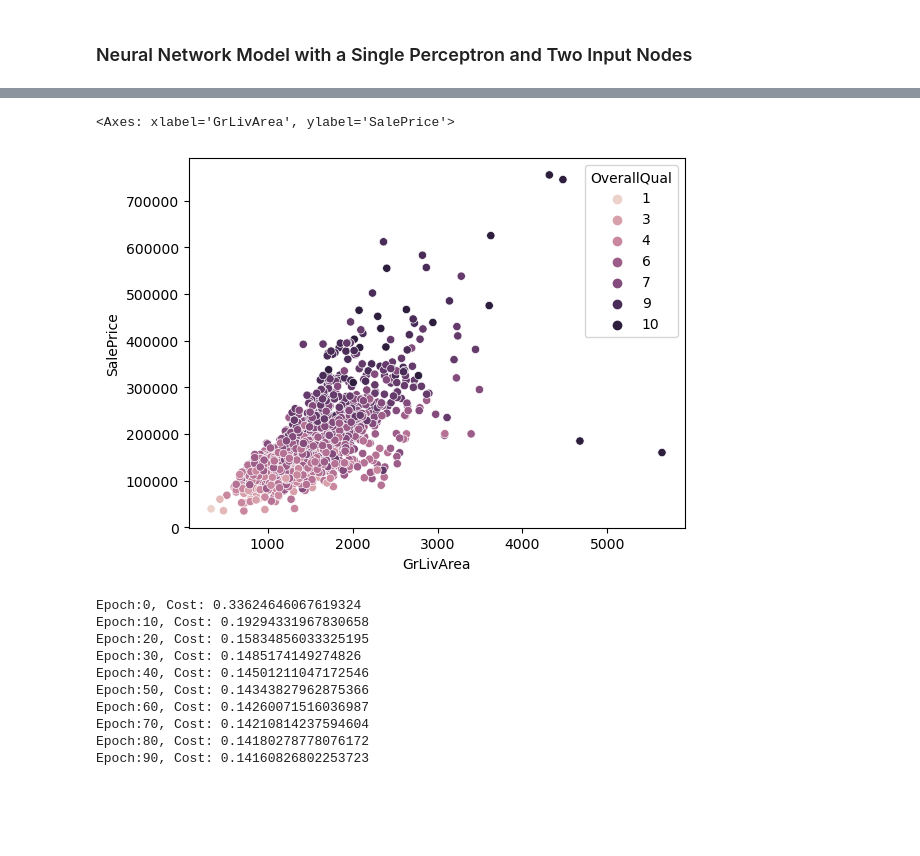
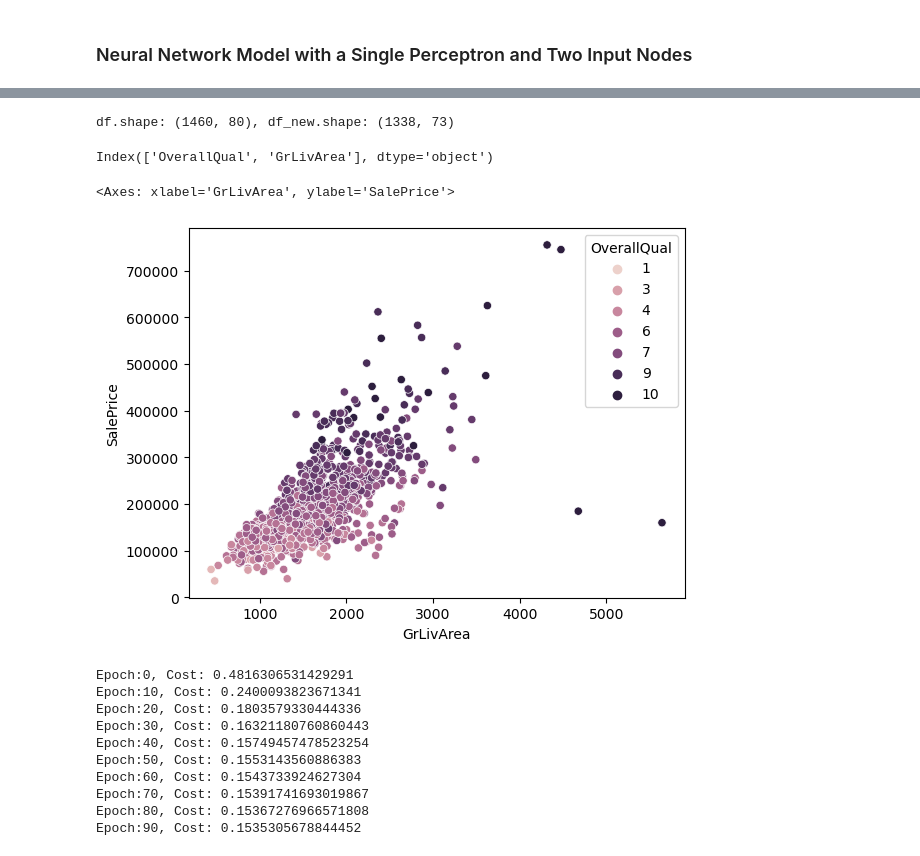
Before and after one commit to VahidTheOnly/NeuralNet-Regression-Classification, a Jupyter notebook: linear_regression_single_perceptron.ipynb, the cells around one changed output, grey strips where cells are left out. Cells and saved outputs as stored; diff of their text form; code cells hidden in the pictures; blank space fills up the shorter version.

Commit message:
predict_SalePrice_n_features

```diff
--- a/linear_regression_single_perceptron.ipynb
+++ b/linear_regression_single_perceptron.ipynb
@@ -143,0 +111,4 @@ df[['OverallQual', 'GrLivArea']] # these two columns has highest correlation wit
+# %%
+for column in df.columns:
+    if np.sum(df[column].isna())/1460 > 0:
+        print(f'{np.sum(df[column].isna())/1460 *100 :0.2f}% of "{column}" is null.')
@@ -144,9 +135,27 @@ df[['OverallQual', 'GrLivArea']] # these two columns has highest correlation wit
+# %%
+cols = []
+for column in df.columns:
+    if np.sum(df[column].isna())/1460 *100 > 6:
+        cols.append(column)
+
+df_new = df.drop(columns=cols)
+df_new = df_new.dropna()
+print(f'df.shape: {df.shape}, df_new.shape: {df_new.shape}')
+# %% [output]
+df.shape: (1460, 80), df_new.shape: (1338, 73)
+# %%
+n_features = 2
+df_new = pd.get_dummies(df_new, drop_first=True)
+columns = df_new.corrwith(df_new['SalePrice']).abs().nlargest(n_features+1).keys()[1:]
+columns
+# %% [output]
+Index(['OverallQual', 'GrLivArea'], dtype='object')
 # %%
-X = df[['OverallQual', 'GrLivArea']]
-y = df['SalePrice']
+X = df_new[columns]
+y = df_new['SalePrice']
 # %%
-sns.scatterplot(data=X, x='GrLivArea', y=y, hue='OverallQual')
+sns.scatterplot(data=df, x='GrLivArea', y=y, hue='OverallQual')
 # %% [output]
 <Axes: xlabel='GrLivArea', ylabel='SalePrice'>
-[figure, old version]
+[figure, new version]
 # %%
@@ -160,21 +169,21 @@ y_test = np.reshape(y_test, (1, -1))
 # %%
 LEARNING_RATE = 0.05
 EPOCHS = 100
-n_x = X_train_norm.shape[0]     # number of inputs
-n_y = 1                         # number of outputs
+n_x = n_features     # number of inputs
+n_y = 1              # number of outputs
 
-W, b = nn_model(X_train_norm, y_train_norm, n_x, n_y, EPOCHS, LEARNING_RATE)
+W, b = nn_model(X_train_norm, y_train_norm, n_x, n_y, EPOCHS, LEARNING_RATE, print_cost=True)
 # %% [output]
-Epoch:0, Cost: 0.33624646067619324
-Epoch:10, Cost: 0.19294331967830658
-Epoch:20, Cost: 0.15834856033325195
-Epoch:30, Cost: 0.1485174149274826
-Epoch:40, Cost: 0.14501211047172546
-Epoch:50, Cost: 0.14343827962875366
-Epoch:60, Cost: 0.14260071516036987
-Epoch:70, Cost: 0.14210814237594604
-Epoch:80, Cost: 0.14180278778076172
-Epoch:90, Cost: 0.14160826802253723
+Epoch:0, Cost: 0.4816306531429291
+Epoch:10, Cost: 0.2400093823671341
+Epoch:20, Cost: 0.1803579330444336
+Epoch:30, Cost: 0.16321180760860443
+Epoch:40, Cost: 0.15749457478523254
+Epoch:50, Cost: 0.1553143560886383
+Epoch:60, Cost: 0.1543733924627304
+Epoch:70, Cost: 0.15391741693019867
+Epoch:80, Cost: 0.15367276966571808
+Epoch:90, Cost: 0.1535305678844452
 # %%
 sns.scatterplot(data=df, x='GrLivArea', y='SalePrice', hue='OverallQual', palette='Blues', label='True Data')
 
```
Also changed, not shown: parts of 10 cells of this notebook.
